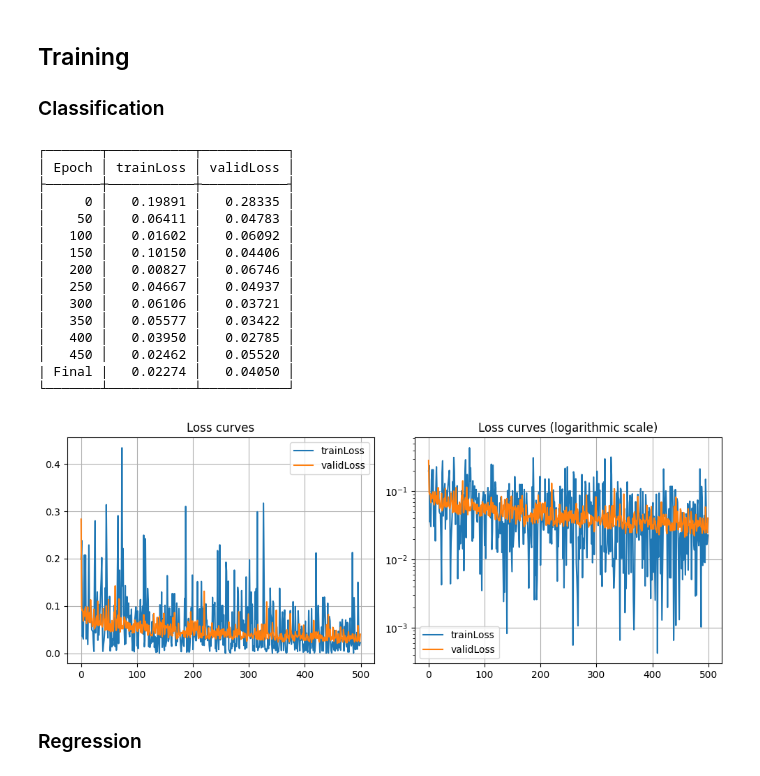
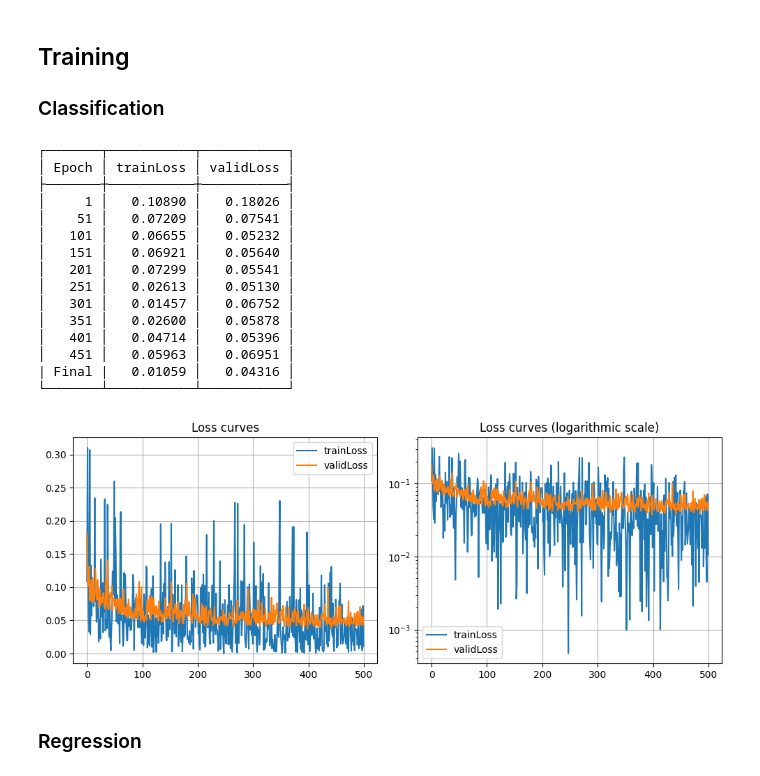
Before and after one commit to hirasawahaonycu/2025_machine_learning, a Jupyter notebook: Week_6/asm6.ipynb, the cells around one changed output. Drawn from its saved outputs; the diff is of its cells as text; code cells hidden in the pictures.

```diff
--- a/Week_6/asm6.ipynb
+++ b/Week_6/asm6.ipynb
@@ -297,3 +292,13 @@ class RegModel(nn.Module):
+# %%
+cls_net        = ClassModel()
+cls_criterion  = nn.BCEWithLogitsLoss()
+cls_optimizer  = torch.optim.Adam(cls_net.parameters(), lr=0.01)
+cls_trainEpoch = 500
+
+reg_net        = RegModel()
+reg_criterion  = nn.MSELoss()
+reg_optimizer  = torch.optim.Adam(reg_net.parameters(), lr=0.01)
+reg_trainEpoch = 500
 # %% [markdown]
 # Combine Model
 # %%
@@ -536,32 +484,29 @@ def drawLossCurve(trainlosslist: list, validlosslist: list) -> None:
+# %%
+model = CombineModel()
 # %% [markdown]
 ## Training
 
 ### Classification
 # %%
-net_cls        = ClassModel()
-criterion_cls  = nn.BCEWithLogitsLoss()
-optimizer_cls  = torch.optim.Adam(net_cls.parameters(), lr=0.01)
-trainEpoch_cls = 500
-
-trainlosslist_cls, validlosslist_cls = trainingFunc(net_cls, criterion_cls, optimizer_cls, trainEpoch_cls, classDS)
-drawLossCurve(trainlosslist_cls, validlosslist_cls)
+model.train_class()
+model.curve_class()
 # %% [output]
 ┌───────┬───────────┬───────────┐
 │ Epoch │ trainLoss │ validLoss │
 ├───────┼───────────┼───────────┤
-│     0 │   0.19891 │   0.28335 │
-│    50 │   0.06411 │   0.04783 │
-│   100 │   0.01602 │   0.06092 │
-│   150 │   0.10150 │   0.04406 │
-│   200 │   0.00827 │   0.06746 │
-│   250 │   0.04667 │   0.04937 │
-│   300 │   0.06106 │   0.03721 │
-│   350 │   0.05577 │   0.03422 │
-│   400 │   0.03950 │   0.02785 │
-│   450 │   0.02462 │   0.05520 │
-| Final |   0.02274 │   0.04050 │
+│     1 │   0.10890 │   0.18026 │
+│    51 │   0.07209 │   0.07541 │
+│   101 │   0.06655 │   0.05232 │
+│   151 │   0.06921 │   0.05640 │
+│   201 │   0.07299 │   0.05541 │
+│   251 │   0.02613 │   0.05130 │
+│   301 │   0.01457 │   0.06752 │
+│   351 │   0.02600 │   0.05878 │
+│   401 │   0.04714 │   0.05396 │
+│   451 │   0.05963 │   0.06951 │
+| Final |   0.01059 │   0.04316 │
 └───────┴───────────┴───────────┘
-[figure, old version]
+[figure, new version]
 # %% [markdown]
 ### Regression
 # %%
```
Also changed, not shown: parts of 17 cells of this notebook, 9 other files.
